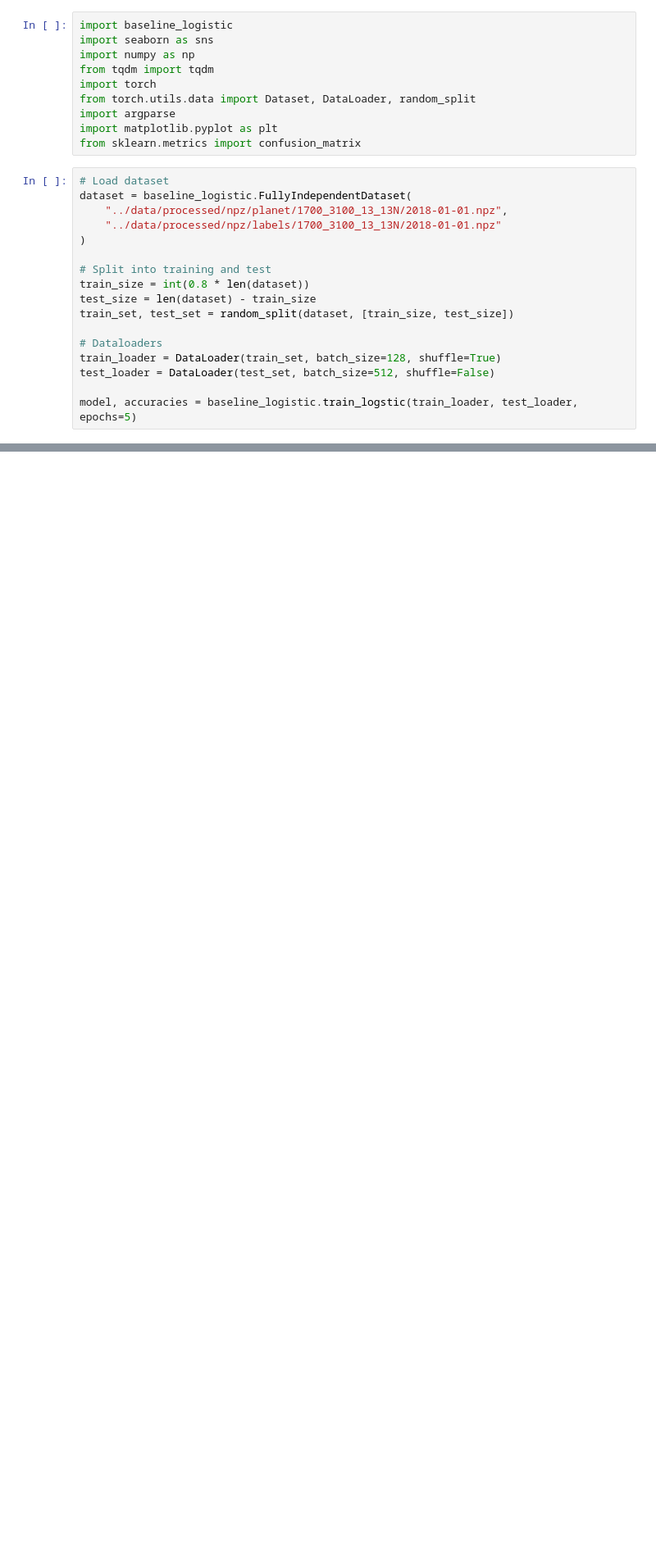
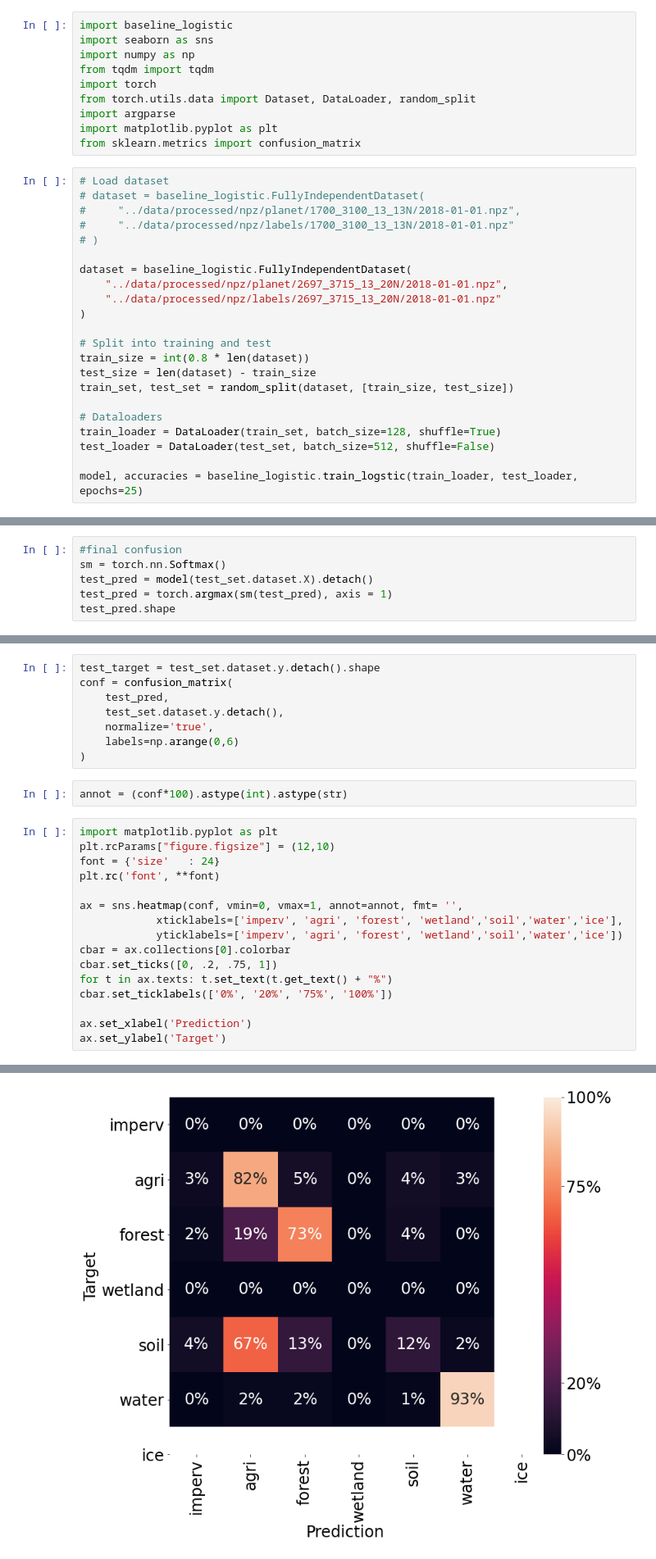
Before and after one commit to jblehr/land-cover-prediction, a Jupyter notebook: scripts/logistic_fit_visualize.ipynb, the cells around one changed output, grey strips where cells are left out. Shown at 82% size. Cells and saved outputs as stored; diff of their text form; blank space fills up the shorter version.

```diff
--- a/scripts/logistic_fit_visualize.ipynb
+++ b/scripts/logistic_fit_visualize.ipynb
@@ -10,9 +10,14 @@ import matplotlib.pyplot as plt
 from sklearn.metrics import confusion_matrix
 # %%
 # Load dataset
+# dataset = baseline_logistic.FullyIndependentDataset(
+#     "../data/processed/npz/planet/1700_3100_13_13N/2018-01-01.npz",
+#     "../data/processed/npz/labels/1700_3100_13_13N/2018-01-01.npz"
+# )
+
 dataset = baseline_logistic.FullyIndependentDataset(
-    "../data/processed/npz/planet/1700_3100_13_13N/2018-01-01.npz",
-    "../data/processed/npz/labels/1700_3100_13_13N/2018-01-01.npz"
+    "../data/processed/npz/planet/2697_3715_13_20N/2018-01-01.npz",
+    "../data/processed/npz/labels/2697_3715_13_20N/2018-01-01.npz"
 )
 
 # Split into training and test
@@ -24,5 +29,5 @@ train_set, test_set = random_split(dataset, [train_size, test_size])
 train_loader = DataLoader(train_set, batch_size=128, shuffle=True)
 test_loader = DataLoader(test_set, batch_size=512, shuffle=False)
 
-model, accuracies = baseline_logistic.train_logstic(train_loader, test_loader, epochs=5)
+model, accuracies = baseline_logistic.train_logstic(train_loader, test_loader, epochs=25)
 # %% [output]
@@ -34,0 +118,6 @@ confusion_matrix()
+# %%
+#final confusion
+sm = torch.nn.Softmax()
+test_pred = model(test_set.dataset.X).detach()
+test_pred = torch.argmax(sm(test_pred), axis = 1)
+test_pred.shape
@@ -34,0 +126,27 @@ confusion_matrix()
+# %%
+test_target = test_set.dataset.y.detach().shape
+conf = confusion_matrix(
+    test_pred,
+    test_set.dataset.y.detach(),
+    normalize='true',
+    labels=np.arange(0,6)
+)
+# %%
+annot = (conf*100).astype(int).astype(str)
+# %%
+import matplotlib.pyplot as plt
+plt.rcParams["figure.figsize"] = (12,10)
+font = {'size'   : 24}
+plt.rc('font', **font)
+
+ax = sns.heatmap(conf, vmin=0, vmax=1, annot=annot, fmt= '',
+            xticklabels=['imperv', 'agri', 'forest', 'wetland','soil','water','ice'],
+            yticklabels=['imperv', 'agri', 'forest', 'wetland','soil','water','ice'])
+cbar = ax.collections[0].colorbar
+cbar.set_ticks([0, .2, .75, 1])
+for t in ax.texts: t.set_text(t.get_text() + "%")
+cbar.set_ticklabels(['0%', '20%', '75%', '100%'])
+
+ax.set_xlabel('Prediction')
+ax.set_ylabel('Target')
+# %% [output]
@@ -34,0 +154 @@ confusion_matrix()
+[figure, added]
```
Also changed, not shown: parts of 9 cells of this notebook, 4 other files.
